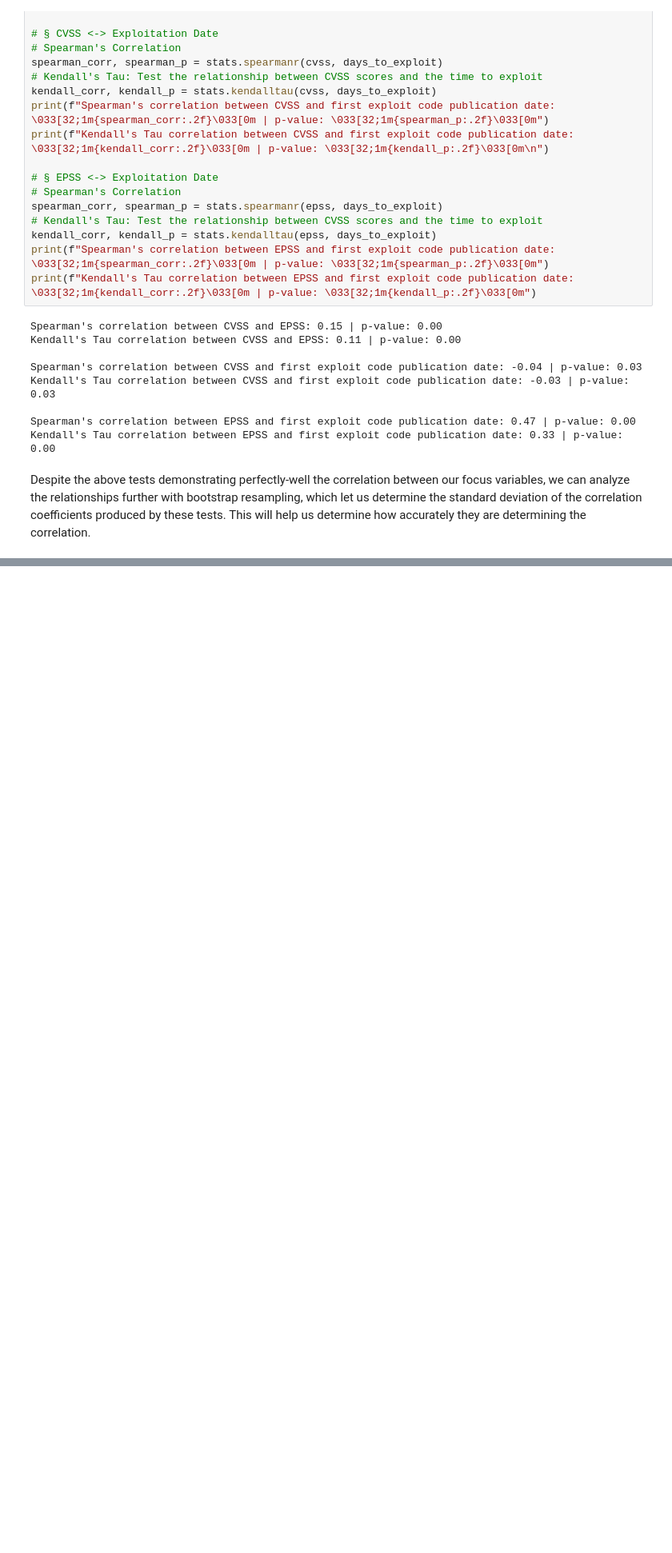
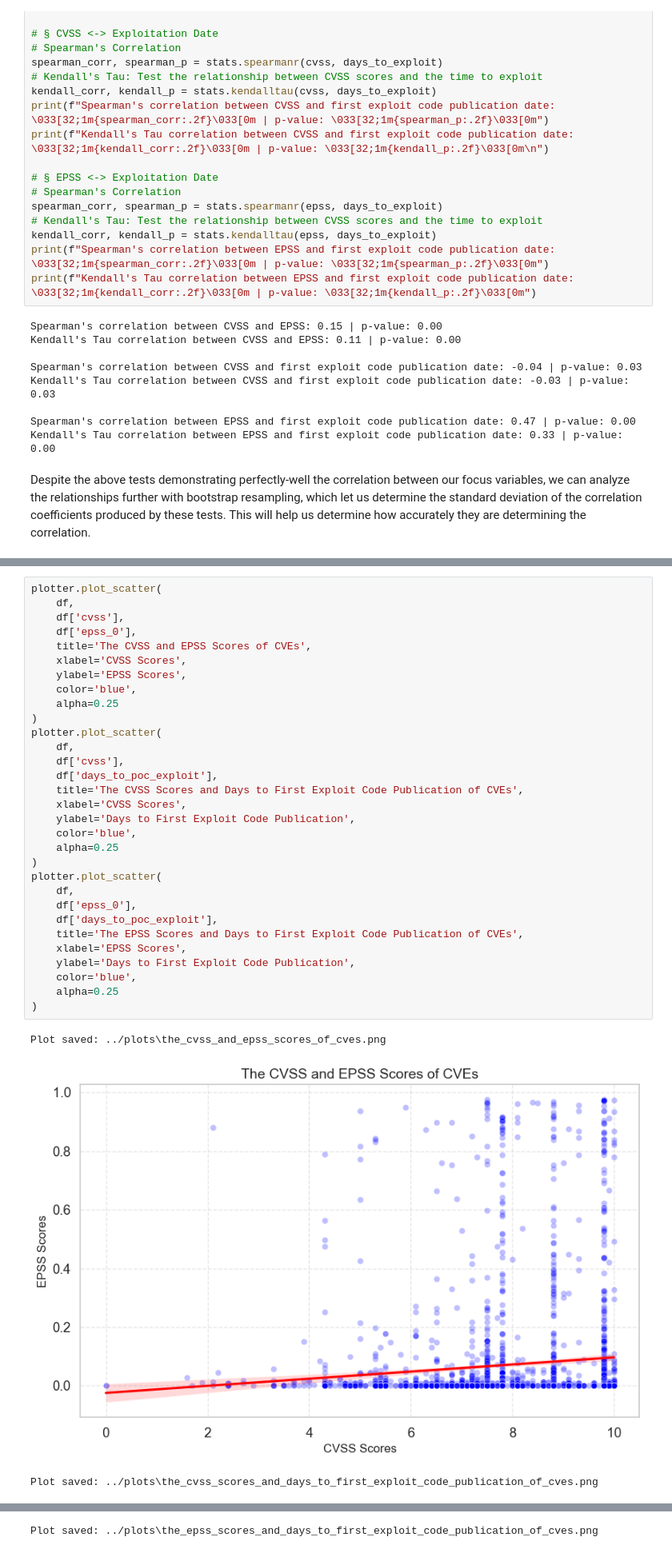
Before and after one commit to JBrocklyAnderson/practice-project, a Jupyter notebook: notebooks/eda.ipynb, the cells around one changed output, grey strips where cells are left out. Shown at 80% size. Saved outputs shown, nothing was run; the diff lists cells and outputs as text; blank space fills up the shorter version.

Commit message:
Create scatterplots to visualize correlations
Add line-of-best-fit functionality within the plot_scatter method.

```diff
--- a/notebooks/eda.ipynb
+++ b/notebooks/eda.ipynb
@@ -750,0 +742,35 @@ Kendall's correlation between EPSS and first exploit code publication date | MEA
+# %%
+plotter.plot_scatter(
+    df,
+    df['cvss'],
+    df['epss_0'],
+    title='The CVSS and EPSS Scores of CVEs',
+    xlabel='CVSS Scores',
+    ylabel='EPSS Scores',
+    color='blue',
+    alpha=0.25
+)
+plotter.plot_scatter(
+    df,
+    df['cvss'],
+    df['days_to_poc_exploit'],
+    title='The CVSS Scores and Days to First Exploit Code Publication of CVEs',
+    xlabel='CVSS Scores',
+    ylabel='Days to First Exploit Code Publication',
+    color='blue',
+    alpha=0.25
+)
+plotter.plot_scatter(
+    df,
+    df['epss_0'],
+    df['days_to_poc_exploit'],
+    title='The EPSS Scores and Days to First Exploit Code Publication of CVEs',
+    xlabel='EPSS Scores',
+    ylabel='Days to First Exploit Code Publication',
+    color='blue',
+    alpha=0.25
+)
+# %% [output]
+Plot saved: ../plots\the_cvss_and_epss_scores_of_cves.png
+[figure, added]
+Plot saved: ../plots\the_cvss_scores_and_days_to_first_exploit_code_publication_of_cves.png
@@ -750,0 +778 @@ Kendall's correlation between EPSS and first exploit code publication date | MEA
+Plot saved: ../plots\the_epss_scores_and_days_to_first_exploit_code_publication_of_cves.png
```
Also changed, not shown: parts of 9 cells of this notebook, 15 other files.
